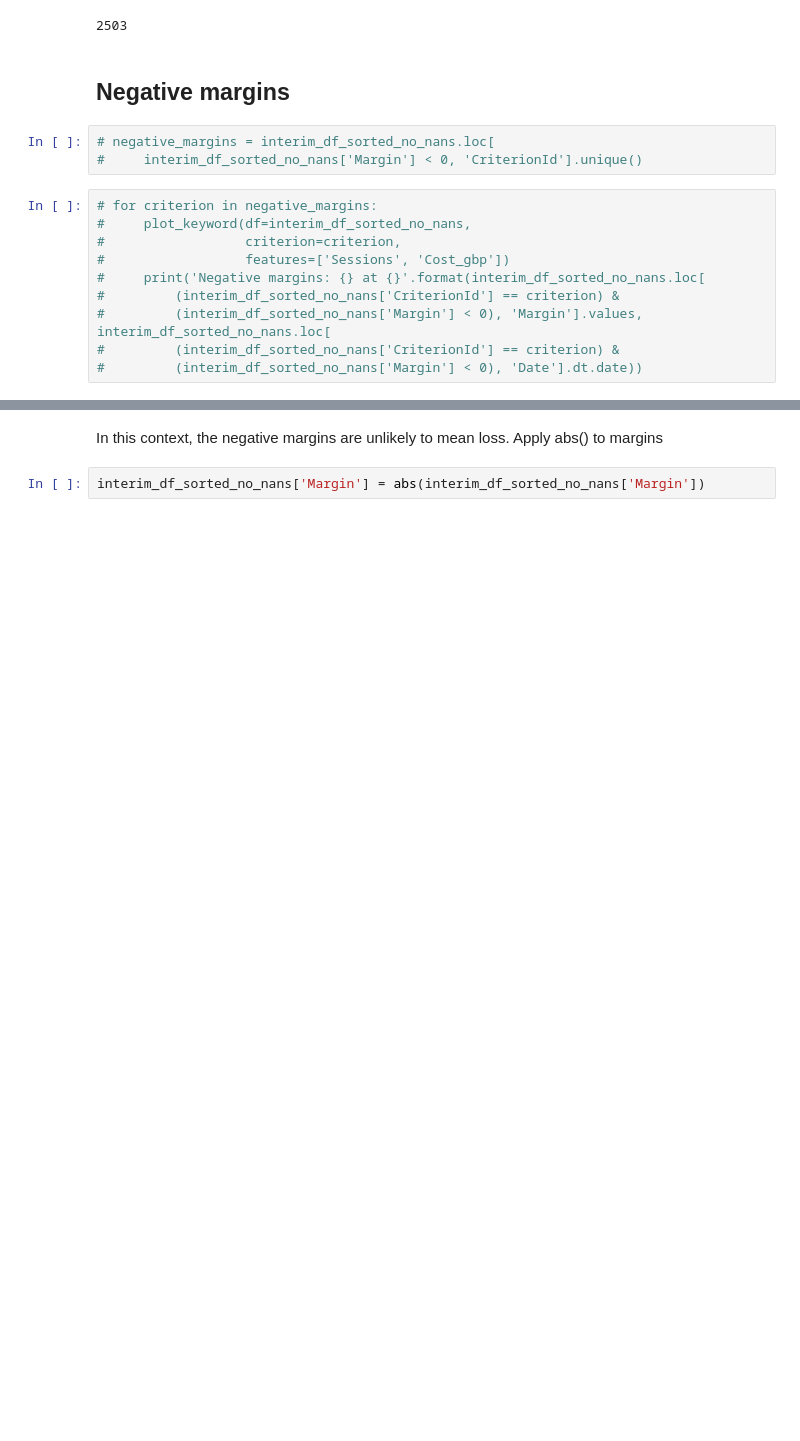
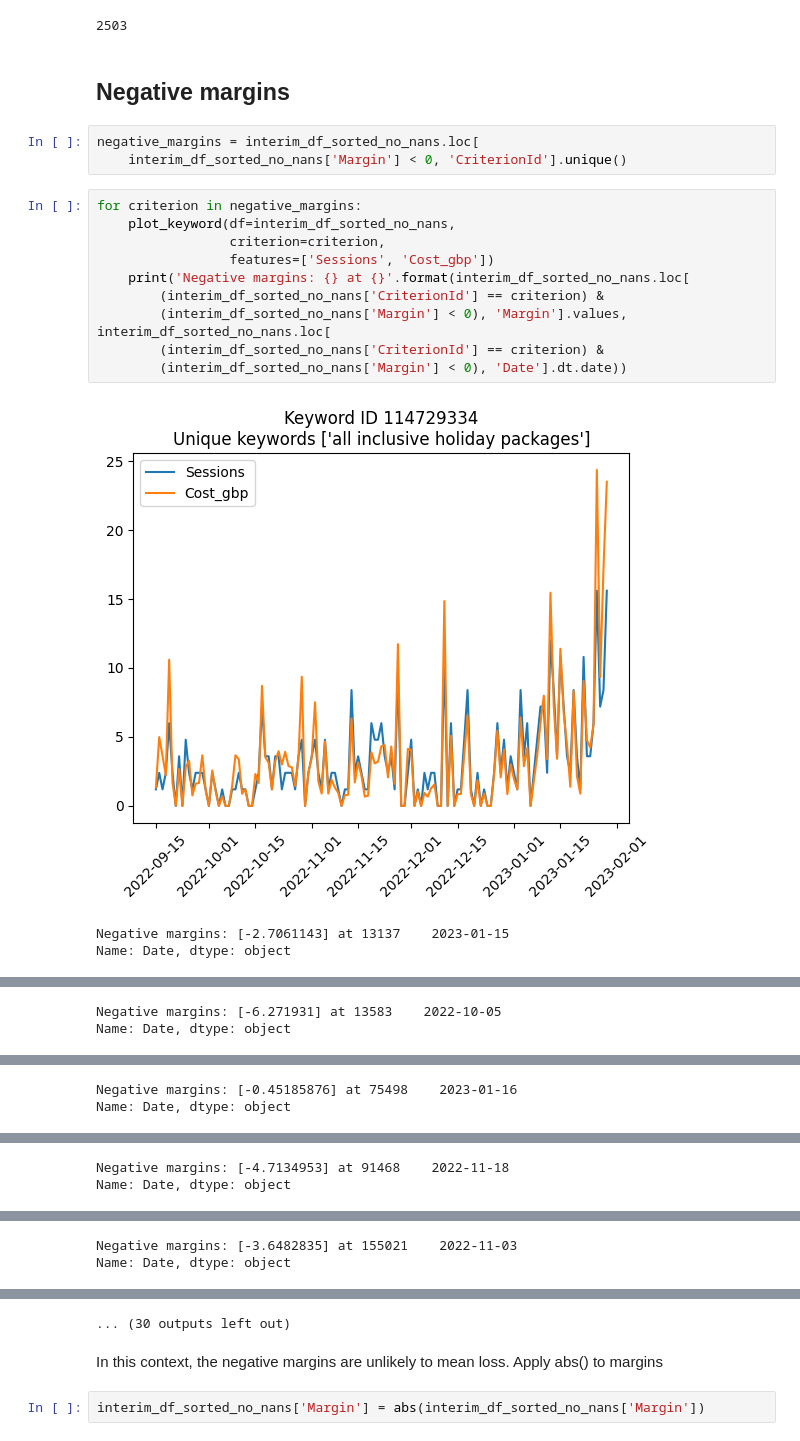
Before and after one commit to ivanokhotnikov/bidding_engine, a Jupyter notebook: src/dev.ipynb, the cells around one changed output, grey strips where cells are left out. Drawn from its saved outputs; the diff is of its cells as text; blank space fills up the shorter version.

Commit message:
prerequisites added, outputs added

```diff
--- a/src/dev.ipynb
+++ b/src/dev.ipynb
@@ -447,15 +454,19 @@ len(interim_df_sorted_no_nans.loc[(interim_df_sorted_no_nans['Margin'] > 0) &
 # %% [markdown]
 ## Negative margins
 # %%
-# negative_margins = interim_df_sorted_no_nans.loc[
-#     interim_df_sorted_no_nans['Margin'] < 0, 'CriterionId'].unique()
+negative_margins = interim_df_sorted_no_nans.loc[
+    interim_df_sorted_no_nans['Margin'] < 0, 'CriterionId'].unique()
 # %%
-# for criterion in negative_margins:
-#     plot_keyword(df=interim_df_sorted_no_nans,
-#                  criterion=criterion,
-#                  features=['Sessions', 'Cost_gbp'])
-#     print('Negative margins: {} at {}'.format(interim_df_sorted_no_nans.loc[
-#         (interim_df_sorted_no_nans['CriterionId'] == criterion) &
-#         (interim_df_sorted_no_nans['Margin'] < 0), 'Margin'].values, interim_df_sorted_no_nans.loc[
-#         (interim_df_sorted_no_nans['CriterionId'] == criterion) &
-#         (interim_df_sorted_no_nans['Margin'] < 0), 'Date'].dt.date))
+for criterion in negative_margins:
+    plot_keyword(df=interim_df_sorted_no_nans,
+                 criterion=criterion,
+                 features=['Sessions', 'Cost_gbp'])
+    print('Negative margins: {} at {}'.format(interim_df_sorted_no_nans.loc[
+        (interim_df_sorted_no_nans['CriterionId'] == criterion) &
+        (interim_df_sorted_no_nans['Margin'] < 0), 'Margin'].values, interim_df_sorted_no_nans.loc[
+        (interim_df_sorted_no_nans['CriterionId'] == criterion) &
+        (interim_df_sorted_no_nans['Margin'] < 0), 'Date'].dt.date))
+# %% [output]
+[figure, added]
+Negative margins: [-2.7061143] at 13137    2023-01-15
+Name: Date, dtype: object
@@ -461,0 +474,2 @@ len(interim_df_sorted_no_nans.loc[(interim_df_sorted_no_nans['Margin'] > 0) &
+Negative margins: [-6.271931] at 13583    2022-10-05
+Name: Date, dtype: object
@@ -461,0 +477,2 @@ len(interim_df_sorted_no_nans.loc[(interim_df_sorted_no_nans['Margin'] > 0) &
+Negative margins: [-0.45185876] at 75498    2023-01-16
+Name: Date, dtype: object
@@ -461,0 +480,2 @@ len(interim_df_sorted_no_nans.loc[(interim_df_sorted_no_nans['Margin'] > 0) &
+Negative margins: [-4.7134953] at 91468    2022-11-18
+Name: Date, dtype: object
@@ -461,0 +483,2 @@ len(interim_df_sorted_no_nans.loc[(interim_df_sorted_no_nans['Margin'] > 0) &
+Negative margins: [-3.6482835] at 155021    2022-11-03
+Name: Date, dtype: object
@@ -462,3 +488,4 @@ len(interim_df_sorted_no_nans.loc[(interim_df_sorted_no_nans['Margin'] > 0) &
+... (30 outputs left out)
 # %% [markdown]
 In this context, the negative margins are unlikely to mean loss. Apply abs() to margins
 # %%
```
Also changed, not shown: parts of 54 cells of this notebook, 1 other file.
